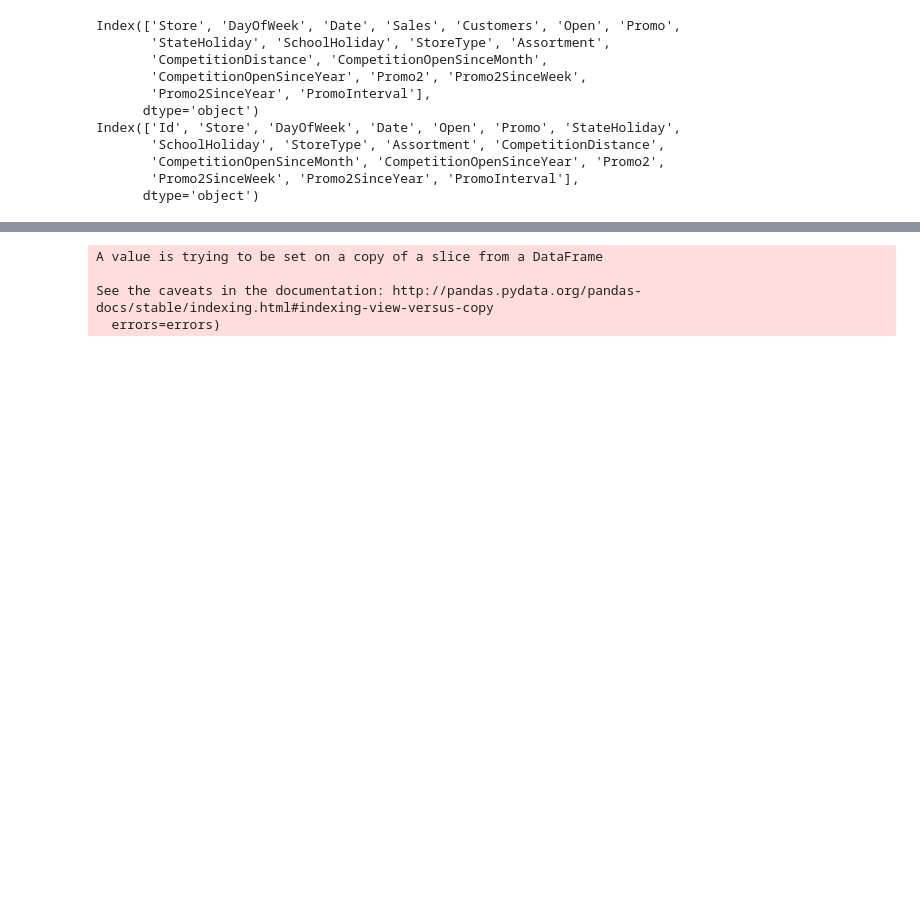
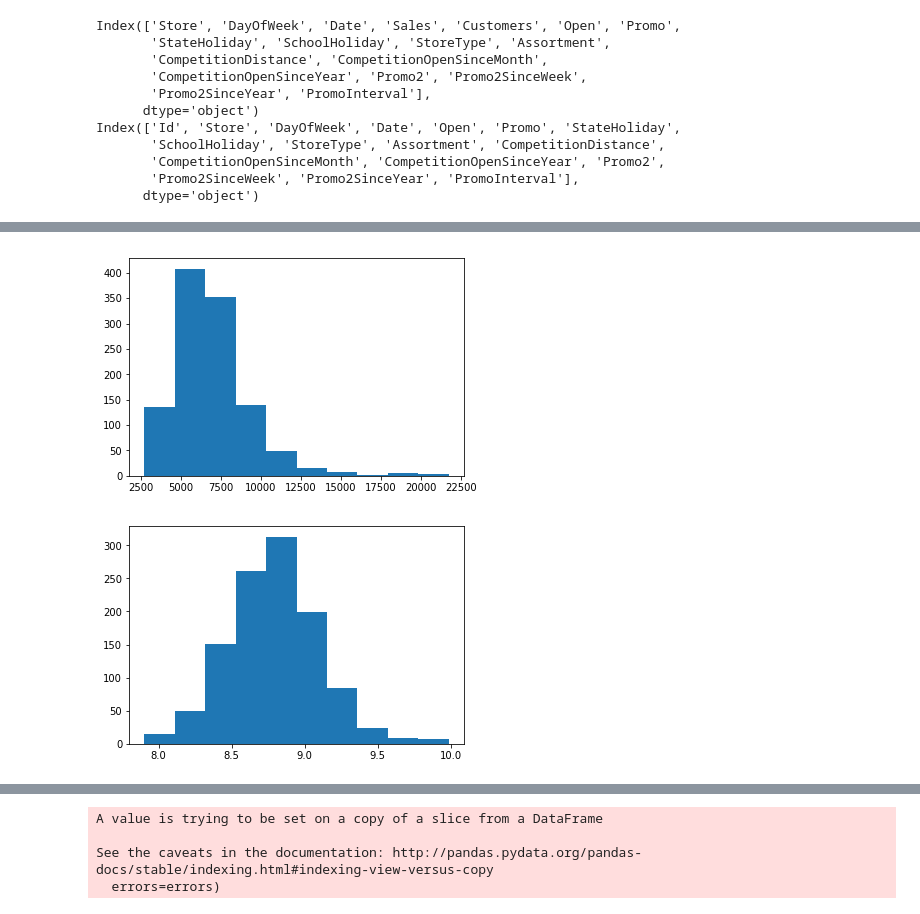
Before and after one commit to yiikai/rosman_predict, a Jupyter notebook: RosMan.ipynb, the cells around one changed output, grey strips where cells are left out. Drawn from its saved outputs; the diff is of its cells as text; code cells hidden in the pictures; blank space fills up the shorter version.

```diff
--- a/RosMan.ipynb
+++ b/RosMan.ipynb
@@ -34,0 +50,9 @@ Index(['Id', 'Store', 'DayOfWeek', 'Date', 'Open', 'Promo', 'StateHoliday',
+# %%
+sales_mean = train.groupby('Store')['Sales'].mean()
+plt.hist(sales_mean)
+plt.show()
+plt.hist(np.log1p(sales_mean))
+plt.show()
+# %% [output]
+[figure, added]
+[figure, added]
```
Also changed, not shown: parts of 14 cells of this notebook.
